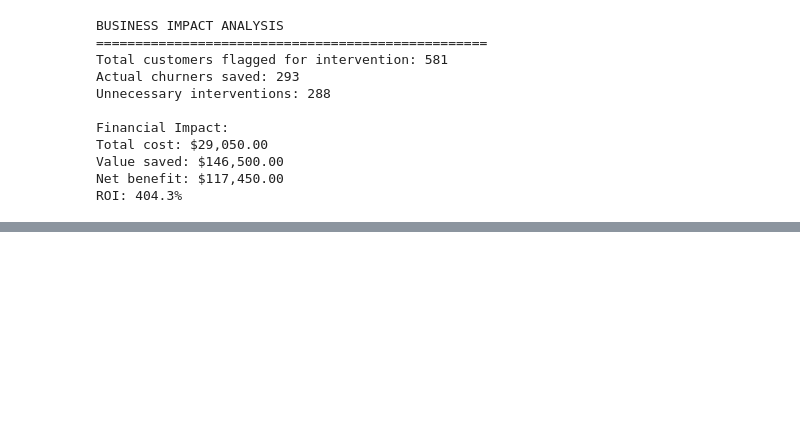
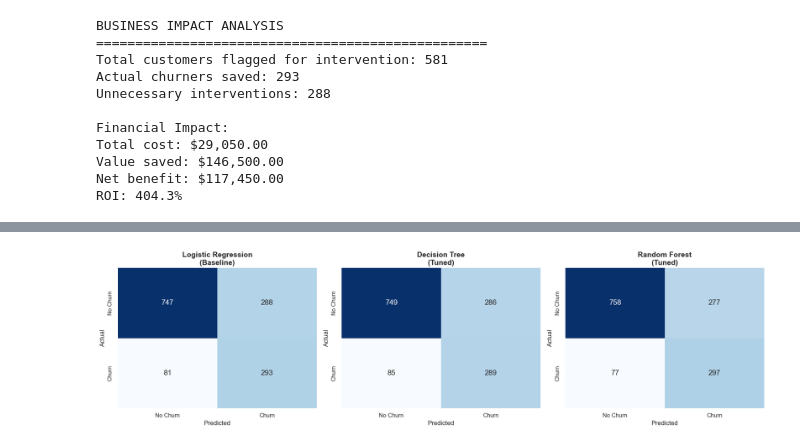
Before and after one commit to XCODESSS/Churn-Rate-Predictor, a Jupyter notebook: notebooks/eda.ipynb, the cells around one changed output, grey strips where cells are left out. Saved outputs shown, nothing was run; the diff lists cells and outputs as text; code cells hidden in the pictures; blank space fills up the shorter version.

Commit message:
Update: Phase 5 improvements

```diff
--- a/notebooks/eda.ipynb
+++ b/notebooks/eda.ipynb
@@ -920,0 +1169,26 @@ Phase 5 will explore tree-based models to potentially improve recall while maint
+# %%
+# Cell: Confusion Matrix Comparison Visualization
+fig, axes = plt.subplots(1, 3, figsize=(18, 5))
+
+# Baseline (from Phase 4)
+cm_baseline = np.array([[747, 288], [81, 293]])
+
+models_cm = [
+    ('Logistic Regression\n(Baseline)', cm_baseline),
+    ('Decision Tree\n(Tuned)', cm_dt),
+    ('Random Forest\n(Tuned)', cm_rf)
+]
+
+for idx, (name, cm) in enumerate(models_cm):
+    sns.heatmap(cm, annot=True, fmt='d', cmap='Blues', ax=axes[idx],
+                xticklabels=['No Churn', 'Churn'],
+                yticklabels=['No Churn', 'Churn'],
+                cbar=False, annot_kws={'size': 14})
+    axes[idx].set_title(name, fontsize=14, fontweight='bold')
+    axes[idx].set_ylabel('Actual', fontsize=12)
+    axes[idx].set_xlabel('Predicted', fontsize=12)
+
+plt.tight_layout()
+plt.show()
+# %% [output]
+[figure, added]
```
Also changed, not shown: parts of 17 cells of this notebook, 1 other file.
